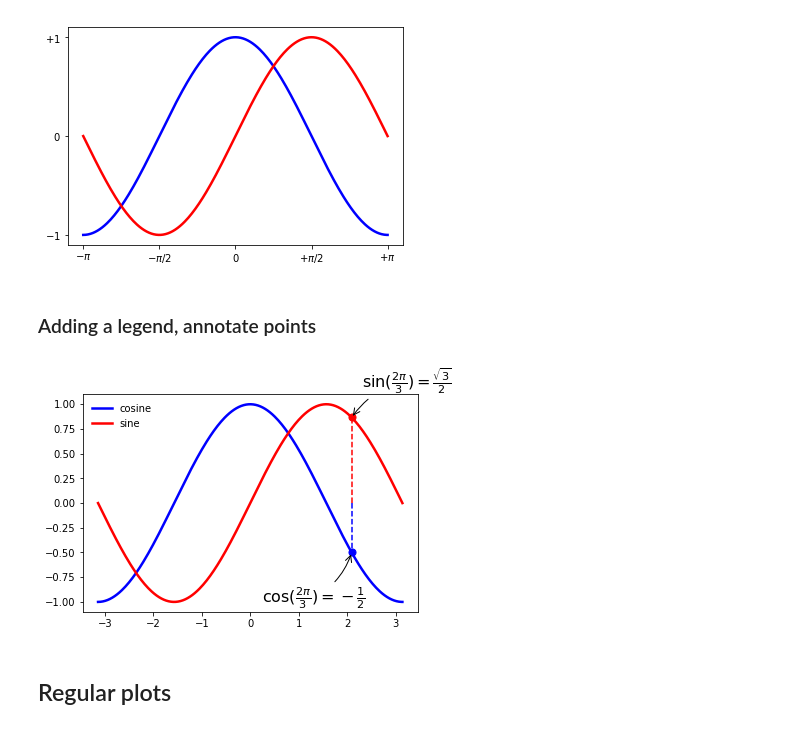
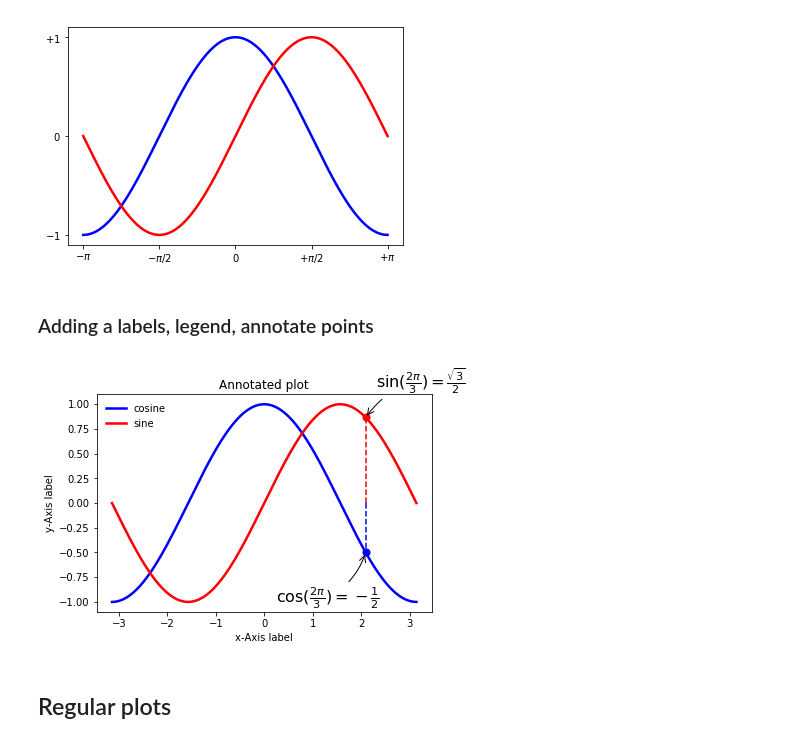
Before and after one commit to matthiaskoenig/itbtechtalks, a Jupyter notebook: talks/08_matplotlib/matplotlib.ipynb, the cells around one changed output. Drawn from its saved outputs; the diff is of its cells as text; code cells hidden in the pictures.

```diff
--- a/talks/08_matplotlib/matplotlib.ipynb
+++ b/talks/08_matplotlib/matplotlib.ipynb
@@ -80,39 +80,44 @@ plt.show()
 # %% [output]
 [figure]
 # %% [markdown]
-### Adding a legend, annotate points
+### Adding a labels, legend, annotate points
 # %%
 import numpy as np
 import matplotlib.pyplot as plt
 
 X = np.linspace(-np.pi, np.pi, 256, endpoint=True)
 C,S = np.cos(X), np.sin(X)
 
 plt.plot(X, C, color="blue", linewidth=2.5, linestyle="-", label="cosine")
 plt.plot(X, S, color="red",  linewidth=2.5, linestyle="-", label="sine")
 
 # annotation
 t = 2*np.pi/3
 plt.plot([t,t],[0,np.cos(t)], color ='blue', linewidth=1.5, linestyle="--")
 plt.scatter([t,],[np.cos(t),], 50, color ='blue')
 plt.annotate(r'$\sin(\frac{2\pi}{3})=\frac{\sqrt{3}}{2}$',
              xy=(t, np.sin(t)), xycoords='data',
              xytext=(+10, +30), textcoords='offset points', fontsize=16,
              arrowprops=dict(arrowstyle="->", connectionstyle="arc3,rad=.2"))
 
 plt.plot([t,t],[0,np.sin(t)], color ='red', linewidth=1.5, linestyle="--")
 plt.scatter([t,],[np.sin(t),], 50, color ='red')
 plt.annotate(r'$\cos(\frac{2\pi}{3})=-\frac{1}{2}$',
              xy=(t, np.cos(t)), xycoords='data',
              xytext=(-90, -50), textcoords='offset points', fontsize=16,
              arrowprops=dict(arrowstyle="->", connectionstyle="arc3,rad=.2"))
 
+# labels
+plt.title("Annotated plot")
+plt.xlabel("x-Axis label")
+plt.ylabel("y-Axis label")
+
 # legend
 plt.legend(loc='upper left', frameon=False)
 
 plt.show()
 # %% [output]
-[figure, old version]
+[figure, new version]
 # %% [markdown]
 ## Regular plots
 # %%
```
Also changed, not shown: parts of 12 cells of this notebook.
